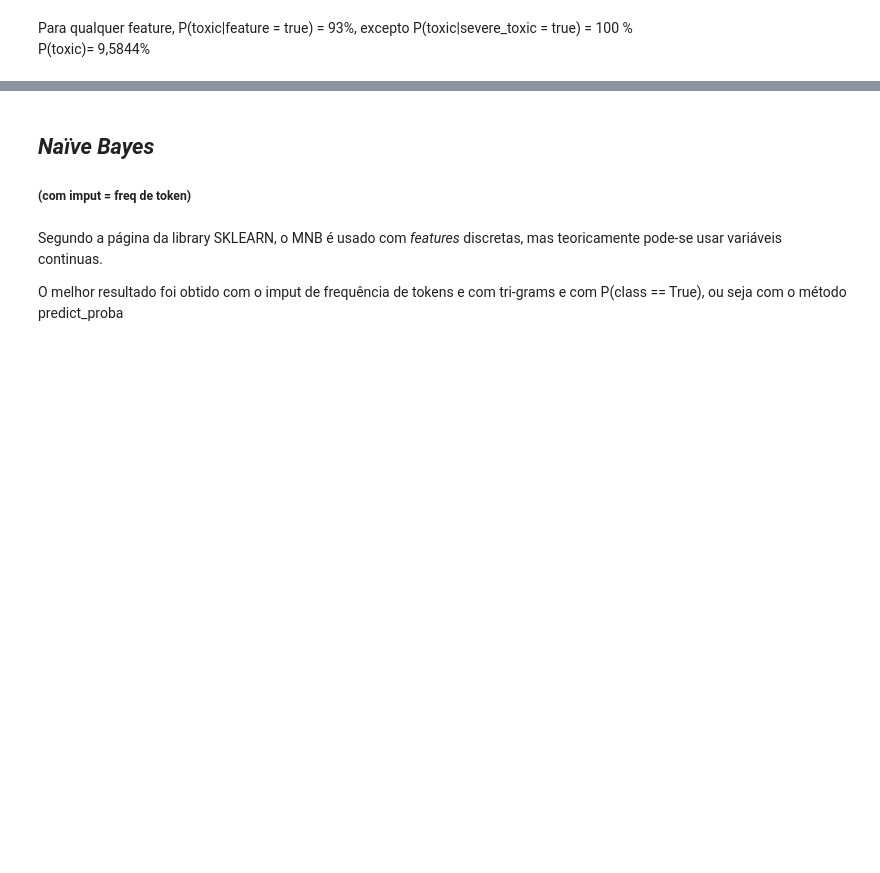
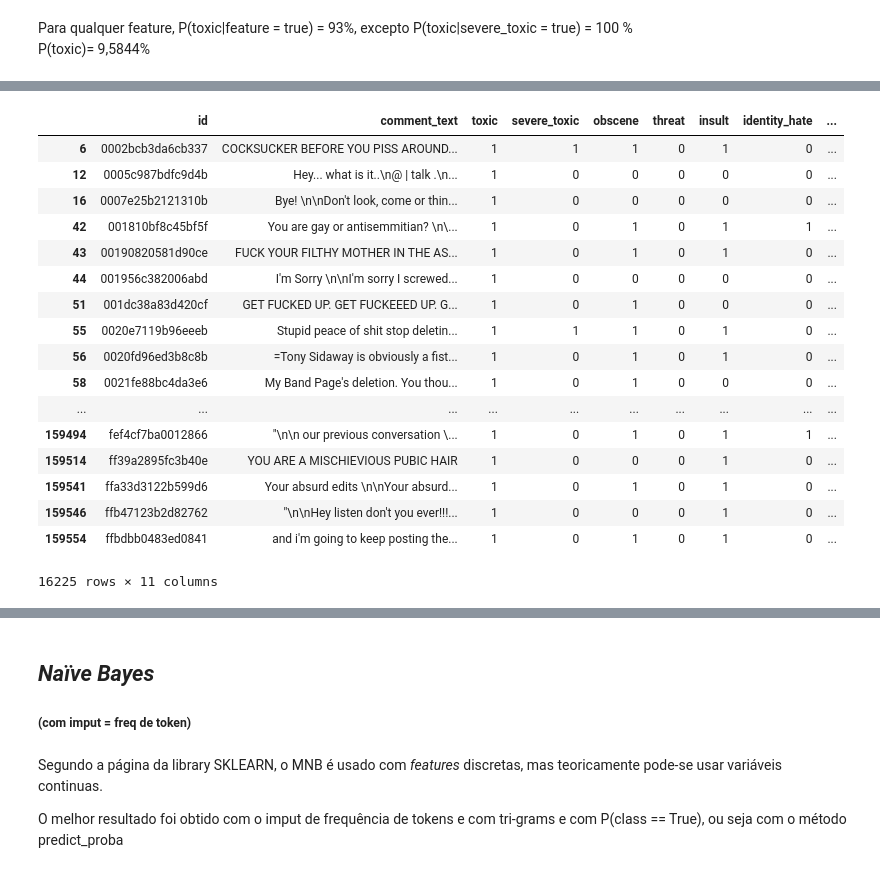
Before and after one commit to sgpjesus/NLP-Problem-Set-1, a Jupyter notebook: Toxic Comments.ipynb, the cells around one changed output, grey strips where cells are left out. Drawn from its saved outputs; the diff is of its cells as text; code cells hidden in the pictures; blank space fills up the shorter version.

```diff
--- a/Toxic Comments.ipynb
+++ b/Toxic Comments.ipynb
@@ -57,5 +73,24 @@ plt.show() #histograma da soma de características negativas
 # %%
-Trainingtable['sum'].describe()
+Trainingtable[Trainingtable['sum'] != 0]
+# %% [output]
+|  | id | comment_text | toxic | severe_toxic | obscene | threat | insult | identity_hate | ... |
+| 6 | 0002bcb3da6cb337 | COCKSUCKER BEFORE YOU PISS AROUND... | 1 | 1 | 1 | 0 | 1 | 0 | ... |
+| 12 | 0005c987bdfc9d4b | Hey... what is it..\n@ | talk .\n... | 1 | 0 | 0 | 0 | 0 | 0 | ... |
+| 16 | 0007e25b2121310b | Bye! \n\nDon't look, come or thin... | 1 | 0 | 0 | 0 | 0 | 0 | ... |
+| 42 | 001810bf8c45bf5f | You are gay or antisemmitian? \n\... | 1 | 0 | 1 | 0 | 1 | 1 | ... |
+| 43 | 00190820581d90ce | FUCK YOUR FILTHY MOTHER IN THE AS... | 1 | 0 | 1 | 0 | 1 | 0 | ... |
+| 44 | 001956c382006abd | I'm Sorry \n\nI'm sorry I screwed... | 1 | 0 | 0 | 0 | 0 | 0 | ... |
+| 51 | 001dc38a83d420cf | GET FUCKED UP. GET FUCKEEED UP. G... | 1 | 0 | 1 | 0 | 0 | 0 | ... |
+| 55 | 0020e7119b96eeeb | Stupid peace of shit stop deletin... | 1 | 1 | 1 | 0 | 1 | 0 | ... |
+| 56 | 0020fd96ed3b8c8b | =Tony Sidaway is obviously a fist... | 1 | 0 | 1 | 0 | 1 | 0 | ... |
+| 58 | 0021fe88bc4da3e6 | My Band Page's deletion. You thou... | 1 | 0 | 1 | 0 | 0 | 0 | ... |
+| ... | ... | ... | ... | ... | ... | ... | ... | ... | ... |
+| 159494 | fef4cf7ba0012866 | "\n\n our previous conversation \... | 1 | 0 | 1 | 0 | 1 | 1 | ... |
+| 159514 | ff39a2895fc3b40e | YOU ARE A MISCHIEVIOUS PUBIC HAIR | 1 | 0 | 0 | 0 | 1 | 0 | ... |
+| 159541 | ffa33d3122b599d6 | Your absurd edits \n\nYour absurd... | 1 | 0 | 1 | 0 | 1 | 0 | ... |
+| 159546 | ffb47123b2d82762 | "\n\nHey listen don't you ever!!!... | 1 | 0 | 0 | 0 | 1 | 0 | ... |
+| 159554 | ffbdbb0483ed0841 | and i'm going to keep posting the... | 1 | 0 | 1 | 0 | 1 | 0 | ... |
+16225 rows × 11 columns
 # %%
 summ6 = summ[summ == 6]
 for i in summ6.index:
```
Also changed, not shown: parts of 19 cells of this notebook, 3 other files.
